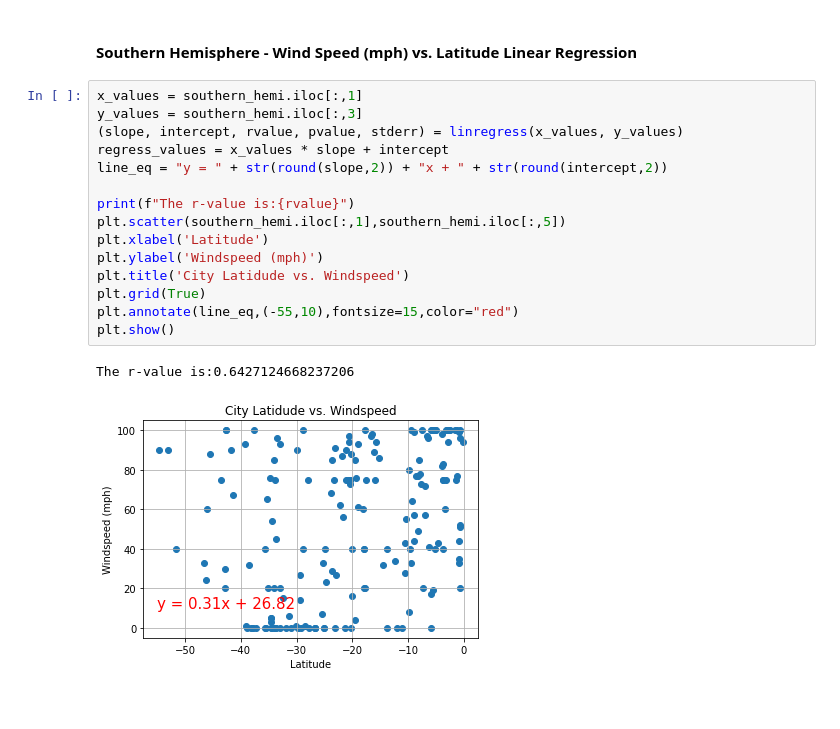
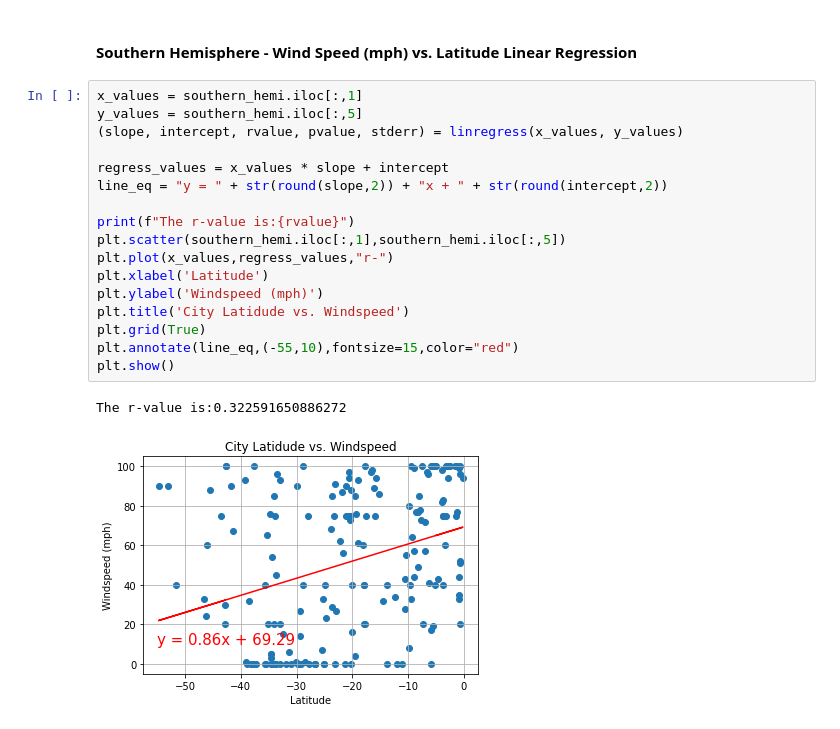
Before and after one commit to nathanPM104/python-api-challenge, a Jupyter notebook: WeatherPy.ipynb, the cells around one changed output. Cells and saved outputs as stored; diff of their text form.

```diff
--- a/WeatherPy.ipynb
+++ b/WeatherPy.ipynb
@@ -447,19 +502,21 @@ The r-value is:-0.8638124101027365
 ####  Southern Hemisphere - Wind Speed (mph) vs. Latitude Linear Regression
 # %%
 x_values = southern_hemi.iloc[:,1]
-y_values = southern_hemi.iloc[:,3]
+y_values = southern_hemi.iloc[:,5]
 (slope, intercept, rvalue, pvalue, stderr) = linregress(x_values, y_values)
+
 regress_values = x_values * slope + intercept
 line_eq = "y = " + str(round(slope,2)) + "x + " + str(round(intercept,2))
 
 print(f"The r-value is:{rvalue}")
 plt.scatter(southern_hemi.iloc[:,1],southern_hemi.iloc[:,5])
+plt.plot(x_values,regress_values,"r-")
 plt.xlabel('Latitude')
 plt.ylabel('Windspeed (mph)')
 plt.title('City Latidude vs. Windspeed')
 plt.grid(True)
 plt.annotate(line_eq,(-55,10),fontsize=15,color="red")
 plt.show()
 # %% [output]
-The r-value is:0.6427124668237206
+The r-value is:0.322591650886272
-[figure, old version]
+[figure, new version]
```
Also changed, not shown: parts of 24 cells of this notebook, 6 other files.
